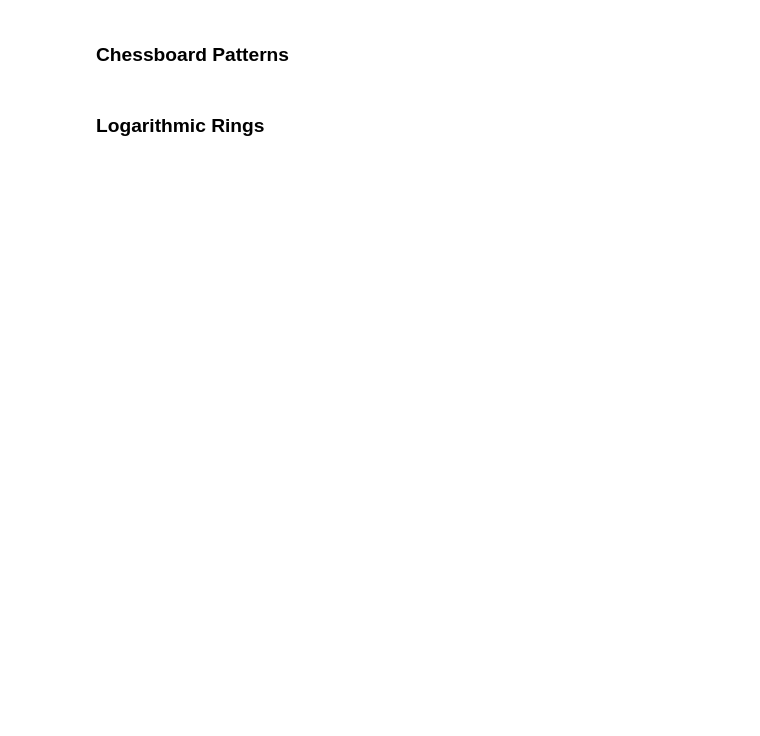
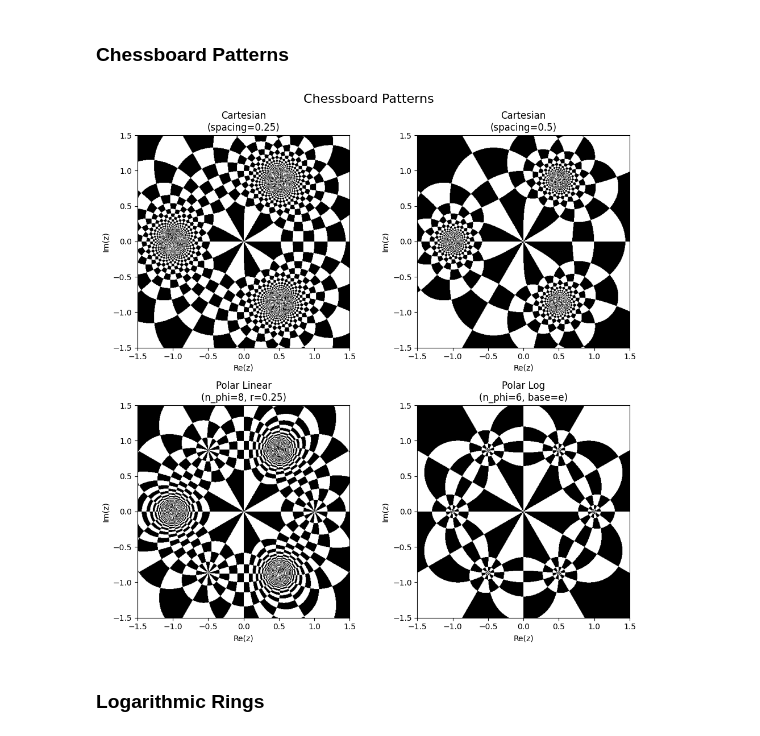
Before and after one commit to kuvychko/complexplorer, a Jupyter notebook: examples/advanced_features.ipynb, the cells around one changed output. Drawn from its saved outputs; the diff is of its cells as text; code cells hidden in the pictures; blank space fills up the shorter version.

```diff
--- a/examples/advanced_features.ipynb
+++ b/examples/advanced_features.ipynb
@@ -59,22 +63,24 @@ plt.show()
 # %%
 # Chessboard patterns show how functions transform grids
 chessboard_configs = [
     ("Cartesian\n(spacing=0.25)", cp.Chessboard(spacing=0.25)),
     ("Cartesian\n(spacing=0.5)", cp.Chessboard(spacing=0.5)),
-    ("Polar Linear\n(n_phi=8, r=0.25)", cp.PolarChessboard(n_phi=8, r_spacing=0.25)),
+    ("Polar Linear\n(n_phi=8, r=0.25)", cp.PolarChessboard(n_phi=8, spacing=0.25)),
     ("Polar Log\n(n_phi=6, base=e)", cp.PolarChessboard(n_phi=6, r_log=np.e)),
 ]
 
 fig, axes = plt.subplots(2, 2, figsize=(10, 10))
 axes = axes.flatten()
 
 for ax, (title, cmap) in zip(axes, chessboard_configs):
-    cp.plot(domain, f, cmap=cmap, ax=ax, n=200)
+    cp.plot(domain, f, cmap=cmap, ax=ax, resolution=500)
     ax.set_title(title)
 
 plt.suptitle("Chessboard Patterns", fontsize=16)
 plt.tight_layout()
 plt.show()
+# %% [output]
+[figure, added]
 # %% [markdown]
 ### Logarithmic Rings
 # %%
```
Also changed, not shown: parts of 16 cells of this notebook, 7 other files.
